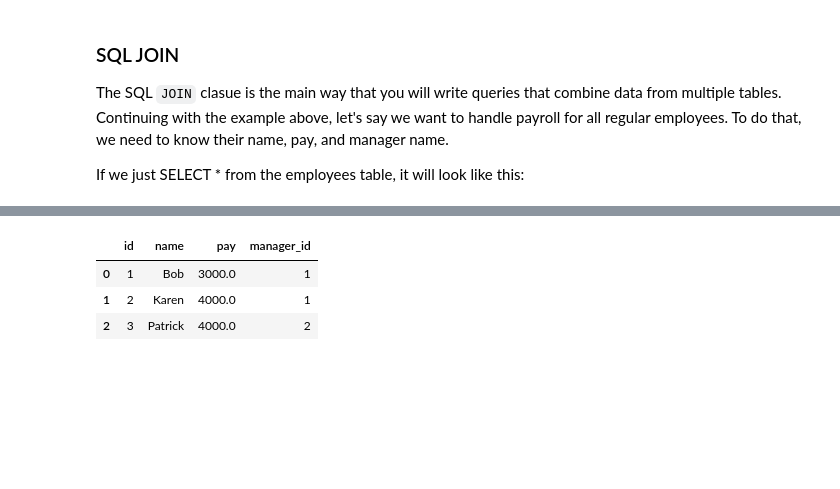
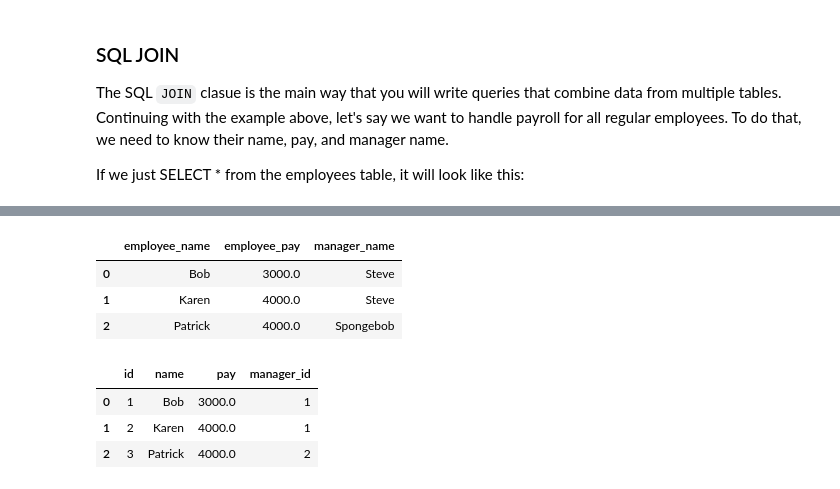
Before and after one commit to GraceMwende/PHASE_2-MS_DS, a Jupyter notebook: Flatiron/Week2/sql table relations intro.ipynb, the cells around one changed output, grey strips where cells are left out. Cells and saved outputs as stored; diff of their text form; code cells hidden in the pictures; blank space fills up the shorter version.

```diff
--- a/Flatiron/Week2/sql table relations intro.ipynb
+++ b/Flatiron/Week2/sql table relations intro.ipynb
@@ -7,3 +107,19 @@ If we just SELECT * from the employees table, it will look like this:
+# %%
+#used as subquery
+q = '''
+select e.name as employee_name,
+              e.pay as employee_pay,
+(select name from managers m
+      where m.id = e.manager_id) AS manager_name
+    from employees e
+    '''
+
+pd.read_sql(q,conn)
+# %% [output]
+|  | employee_name | employee_pay | manager_name |
+| 0 | Bob | 3000.0 | Steve |
+| 1 | Karen | 4000.0 | Steve |
+| 2 | Patrick | 4000.0 | Spongebob |
 # %%
 import sqlite3
 import pandas as pd
```
Also changed, not shown: parts of 11 cells of this notebook, 20 other files.
